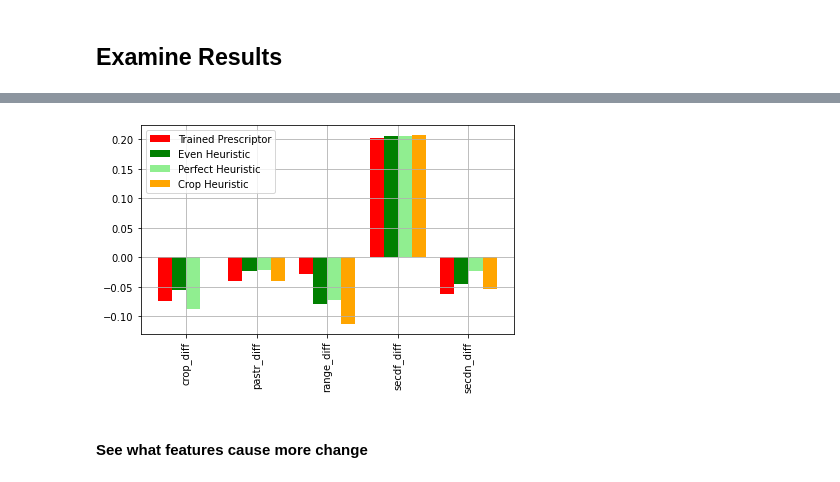
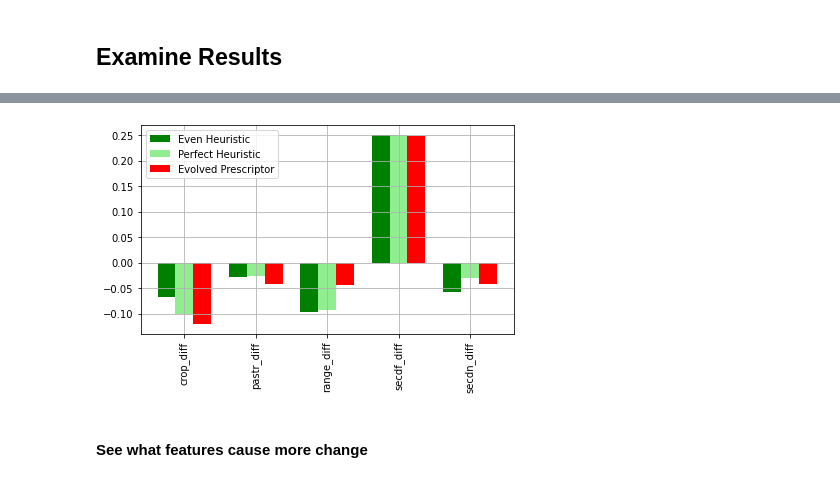
Before and after one commit to Project-Resilience/mvp, a Jupyter notebook: use_cases/eluc/experiments/prescriptor_experiments.ipynb, the cells around one changed output, grey strips where cells are left out. Saved outputs shown, nothing was run; the diff lists cells and outputs as text; code cells hidden in the pictures.

```diff
--- a/use_cases/eluc/experiments/prescriptor_experiments.ipynb
+++ b/use_cases/eluc/experiments/prescriptor_experiments.ipynb
@@ -244,7 +241,7 @@ plot_hypervolume(OUTCOMES, results_dir)
 ## Comparison with Heuristic
 # %%
 def load_candidate(results_dir: Path, cand_id: str, cand_params: dict[str, int]) -> Candidate:
-    cand_path = results_dir / str(int(cand_id.split('_')[0])+1) / f"{cand_id}.pt"
+    cand_path = results_dir / str(int(cand_id.split('_')[0])) / f"{cand_id}.pt"
     cand = Candidate(**cand_params, device="mps", cand_id=cand_id)
     cand.load_state_dict(torch.load(cand_path))
     return cand
@@ -272,7 +272,7 @@ encoded_context_df = encoded_test_df[constants.CAO_MAPPING["context"]]
 def evaluate_prescriptor(prescriptor_manager: PrescriptorManager, cand_id: str, context_df: pd.DataFrame):
     context_actions_df = prescriptor_manager.prescribe(cand_id, context_df)
     outcome_df = prescriptor_manager.predict_metrics(context_actions_df)
-    return outcome_df["ELUC"].mean(), outcome_df["change"].mean(), outcome_df["cropchange"].mean()
+    return [outcome_df[outcome].mean() for outcome in OUTCOMES]
 # %%
 assert len(all_pareto_df["id"].unique()) == len(all_pareto_df)
 
@@ -542,7 +537,7 @@ def trained_prescribe_and_predict(prescriptor_manager: PrescriptorManager, cand_
     outcome_df = prescriptor_manager.predict_metrics(context_actions_df)
     context_actions_df["ELUC"] = outcome_df["ELUC"]
     context_actions_df["change"] = outcome_df["change"]
-    context_actions_df["cropchange"] = outcome_df["cropchange"]
+    # context_actions_df["cropchange"] = outcome_df["cropchange"]
     return context_actions_df
 # %%
 # unsorted_idx = np.where(changes == changes_sorted[idx])[0][0]
@@ -558,0 +554,33 @@ no_crop_result = trained_prescribe_and_predict(crop_manager, str(pcts[crop_idx])
+# %%
+from shapely.geometry import Point
+import geopandas as gpd
+from matplotlib.cm import ScalarMappable
+from matplotlib.colors import LinearSegmentedColormap, TwoSlopeNorm
+
+trained_result.head()
+def plot_map(result_df: pd.DataFrame, outcome: str, save_path=None):
+    if outcome == "ELUC" or outcome == "change_diff" or outcome == "ELUC_diff":
+        min_max = max(abs(result_df[outcome].min()), abs(result_df[outcome].max()))
+        norm = TwoSlopeNorm(vmin=-1 * min_max, vcenter=0, vmax=min_max)
+        cmap = "PiYG_r" if outcome == "ELUC" or outcome == "ELUC_diff" else "PiYG"
+    if outcome == "change":
+        norm = None
+        cmap = "Greens"
+    result_df.loc[:,"geometry"] = result_df.apply(lambda row: Point(row["lon"], row["lat"]), axis=1)
+    gdf = gpd.GeoDataFrame(result_df, geometry="geometry")
+    gdf.set_crs(epsg=4326, inplace=True)
+    world = gpd.read_file(gpd.datasets.get_path("naturalearth_lowres"))
+    fig, ax = plt.subplots(figsize=(10, 10))
+    world.plot(ax=ax, color='lightgrey')
+    ax.scatter(gdf.geometry.x, gdf.geometry.y, c=result_df[outcome], cmap=cmap, norm=norm, s=5)
+    fig.colorbar(ScalarMappable(norm=norm, cmap=cmap), ax=ax, label=outcome, shrink=0.5)
+    if save_path:
+        plt.savefig(save_path, format="png", dpi=300)
+    plt.show()
+trained_result["change_diff"] = trained_result["change"] - perfect_result["change"]
+trained_result["ELUC_diff"] = trained_result["ELUC"] - perfect_result["ELUC"]
+
+# plot_map(trained_result[trained_result["time"] == 2021], "change")
+# plot_map(trained_result[trained_result["time"] == 2021], "ELUC")
+plot_map(trained_result[trained_result["time"] == 2021], "change_diff", save_path=figure_dir / "change-diff-map.png")
+# plot_map(trained_result[trained_result["time"] == 2021], "ELUC_diff")
@@ -665,13 +722,13 @@ def plot_avg_presc(result_dict, save_path=None):
     plt.show()
 # %%
 plot_avg_presc({
-    "Trained Prescriptor": (sample, "red"),
     "Even Heuristic": (even_sample, "green"),
     "Perfect Heuristic": (perfect_sample, "lightgreen"),
-    "Crop Heuristic": (no_crop_sample, "orange")
-})
+    # "No Crop Heuristic": (no_crop_sample, "orange"),
+    "Evolved Prescriptor": (sample, "red"),
+}, save_path=figure_dir / "crop-diff-changes.png")
 # %% [output]
-[figure, old version]
+[figure, new version]
 # %% [markdown]
 #### See what features cause more change
 # %%
```
Also changed, not shown: parts of 28 cells of this notebook, 7 other files.
